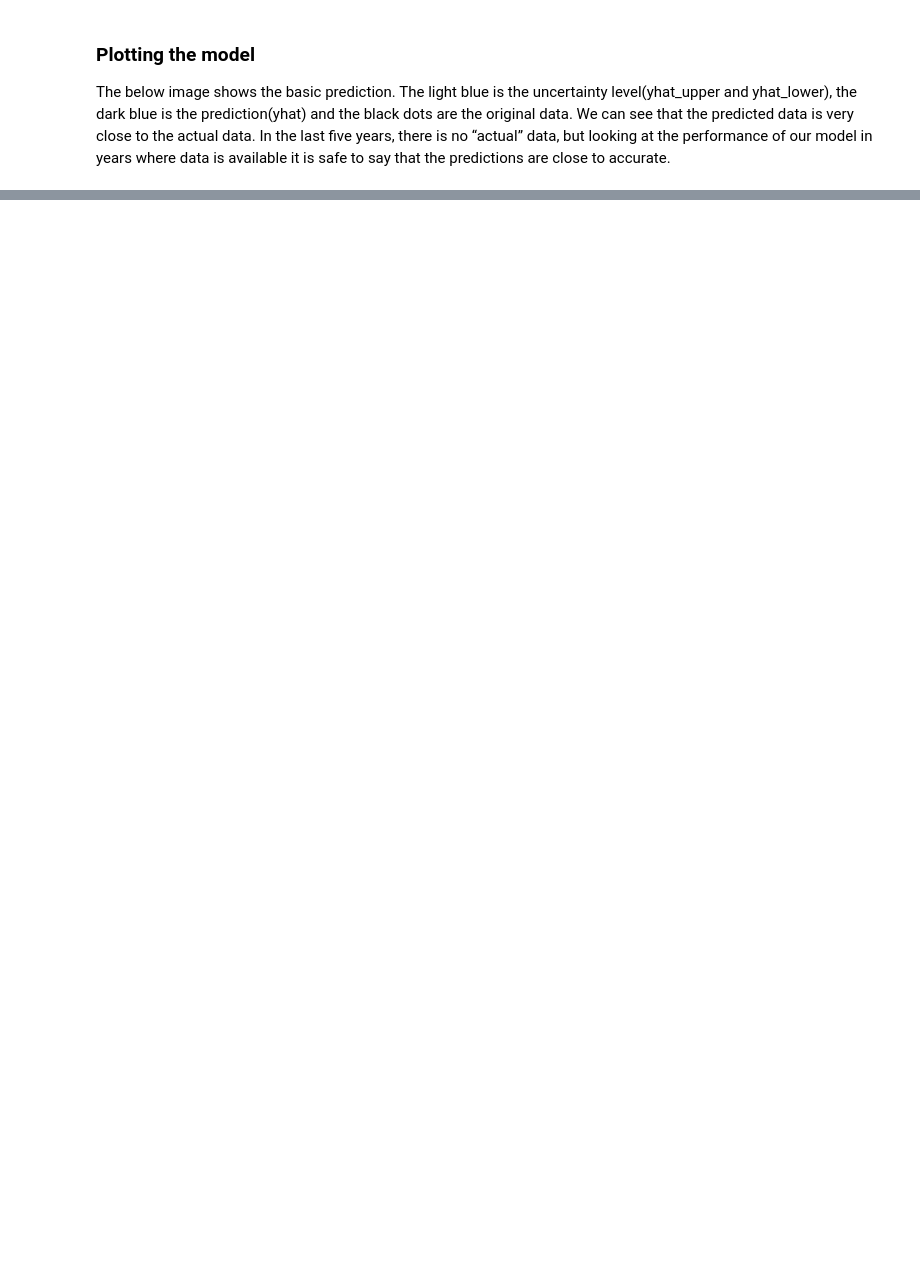
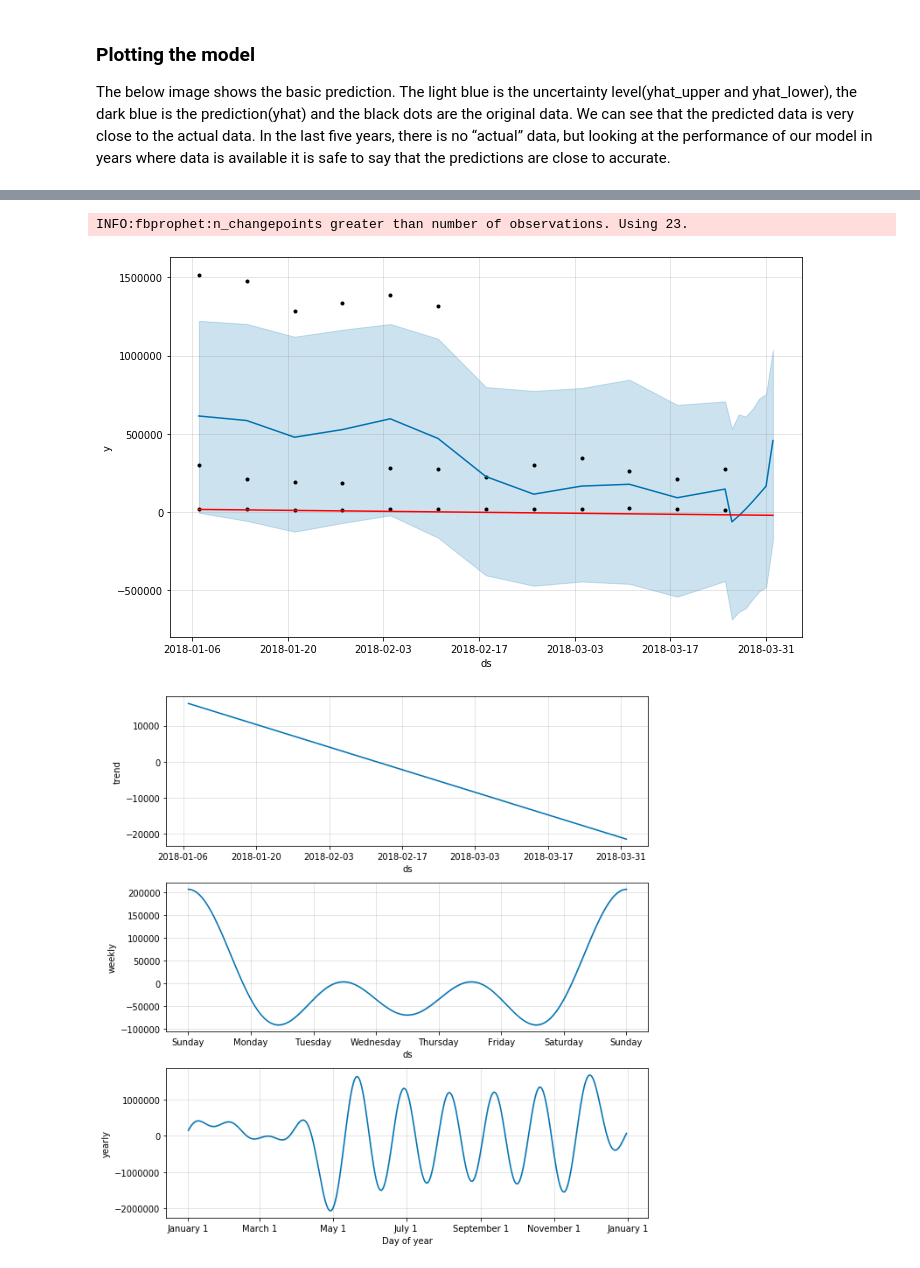
Before and after one commit to TomasCostaK/Prophet_Timeseries, a Jupyter notebook: PROPHET.ipynb, the cells around one changed output, grey strips where cells are left out. Saved outputs shown, nothing was run; the diff lists cells and outputs as text; code cells hidden in the pictures; blank space fills up the shorter version.

Commit message:
Added analysis of plot components

```diff
--- a/PROPHET.ipynb
+++ b/PROPHET.ipynb
@@ -168,19 +192,25 @@ Since we are predicting the total number of sales daily, the model will be bette
 # %%
 # Read Data
 data = pd.read_csv("data/avocado.csv")   #Data was aggregated, need to read it again
 data = data.tail(30)#last 30 days
 
 df = pd.DataFrame()
 df['ds'] = pd.to_datetime(data['Date'])
 df['y'] = data['Total Volume']
 
-m = Prophet()
+m = Prophet(yearly_seasonality=True, \
+            weekly_seasonality=True, \
+            daily_seasonality=False)
 m.fit(df)
 future = m.make_future_dataframe(periods=7, freq='D')  #Predict the next 20 days
 forecast = m.predict(future)
 forecast[['ds', 'yhat', 'yhat_lower', 'yhat_upper', 'trend', 'trend_lower', 'trend_upper']].tail()
 
 fig = m.plot(forecast)
 fig2 = m.plot_components(forecast)
 fig3 = m.plot(forecast)
 a = add_changepoints_to_plot(fig.gca(), m, forecast)
+# %% [output]
+INFO:fbprophet:n_changepoints greater than number of observations. Using 23.
+[figure, added]
+[figure, added]
```
Also changed, not shown: parts of 13 cells of this notebook.
